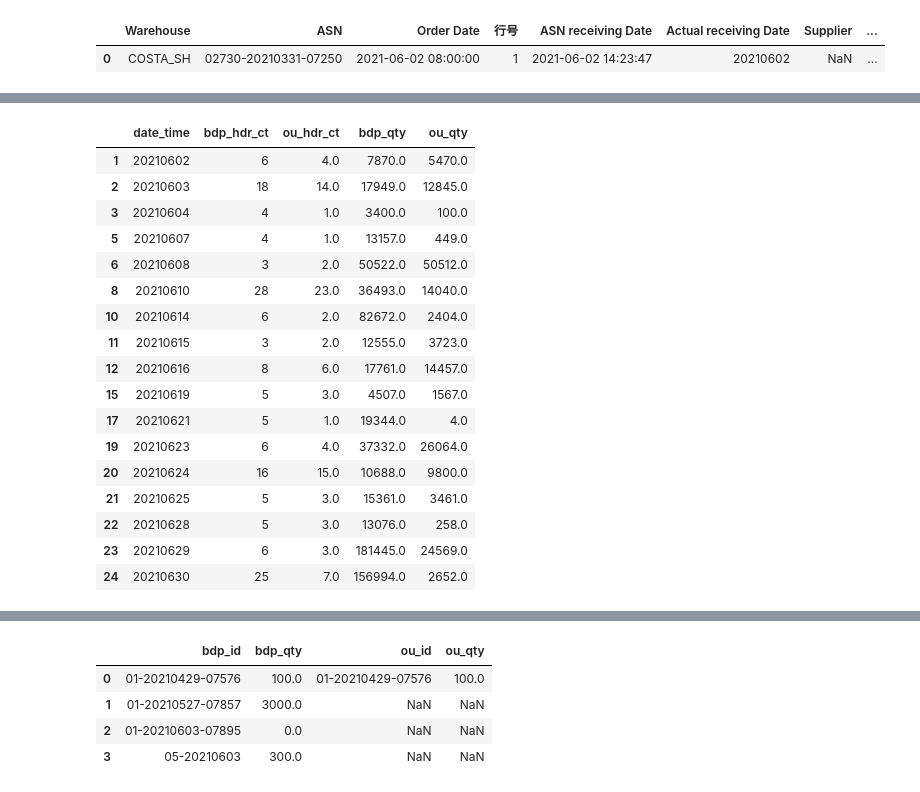
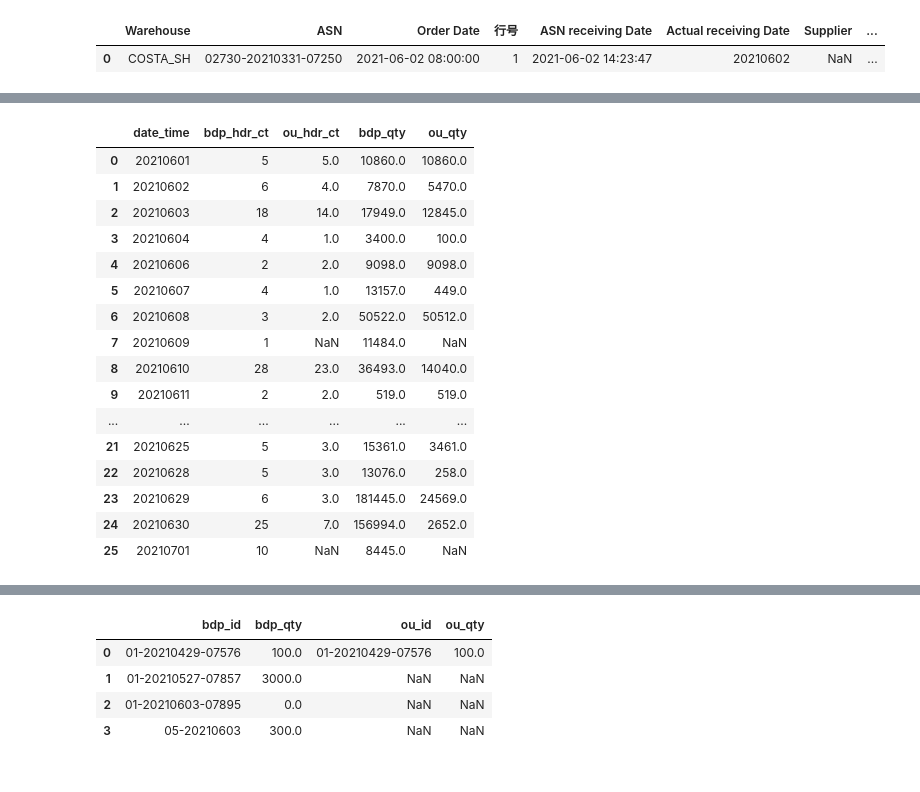
Before and after one commit to fyenne/CN-214, a Jupyter notebook: check_ou_bdp.ipynb, the cells around one changed output, grey strips where cells are left out. Drawn from its saved outputs; the diff is of its cells as text; code cells hidden in the pictures.

```diff
--- a/check_ou_bdp.ipynb
+++ b/check_ou_bdp.ipynb
@@ -77,7 +77,7 @@ def compare_data(df1, df2, date1, date2, col1_line, col2_line, col1_quant, col2_
     ff2 = make_df(df1.groupby([date1])[col1_quant].sum()).merge(
         make_df(df2.groupby([date2])[col2_quant].sum()),
         on = 'date_time',
-        how = 'inner'
+        how = 'outer'
     )
     ff1 = ff1.merge(ff2, on = 'date_time', how = 'outer')
     ff1.columns = ['date_time', 'bdp_hdr_ct', 'ou_hdr_ct', 'bdp_qty', 'ou_qty']
@@ -1482,28 +1506,26 @@ File:      c:\users\dscshap3808\documents\data\cn-214\<ipython-input-12-70dd4ce6
 Type:      function
 # %%
-compare_data(
+compare_data( # scale vs ou
     cos_inbound_bdp, cos_inbound_ou,
     'closed_date', 'Actual receiving Date',
     'asn_id', 'ASN',
     'receive_qty','Stock QTY'
-
-)[1]
+)[0]
 # %% [output]
 |  | date_time | bdp_hdr_ct | ou_hdr_ct | bdp_qty | ou_qty |
+| 0 | 20210601 | 5 | 5.0 | 10860.0 | 10860.0 |
 | 1 | 20210602 | 6 | 4.0 | 7870.0 | 5470.0 |
 | 2 | 20210603 | 18 | 14.0 | 17949.0 | 12845.0 |
 | 3 | 20210604 | 4 | 1.0 | 3400.0 | 100.0 |
+| 4 | 20210606 | 2 | 2.0 | 9098.0 | 9098.0 |
 | 5 | 20210607 | 4 | 1.0 | 13157.0 | 449.0 |
 | 6 | 20210608 | 3 | 2.0 | 50522.0 | 50512.0 |
+| 7 | 20210609 | 1 | NaN | 11484.0 | NaN |
 | 8 | 20210610 | 28 | 23.0 | 36493.0 | 14040.0 |
-| 10 | 20210614 | 6 | 2.0 | 82672.0 | 2404.0 |
-| 11 | 20210615 | 3 | 2.0 | 12555.0 | 3723.0 |
-| 12 | 20210616 | 8 | 6.0 | 17761.0 | 14457.0 |
-| 15 | 20210619 | 5 | 3.0 | 4507.0 | 1567.0 |
-| 17 | 20210621 | 5 | 1.0 | 19344.0 | 4.0 |
-| 19 | 20210623 | 6 | 4.0 | 37332.0 | 26064.0 |
-| 20 | 20210624 | 16 | 15.0 | 10688.0 | 9800.0 |
+| 9 | 20210611 | 2 | 2.0 | 519.0 | 519.0 |
+| ... | ... | ... | ... | ... | ... |
 | 21 | 20210625 | 5 | 3.0 | 15361.0 | 3461.0 |
 | 22 | 20210628 | 5 | 3.0 | 13076.0 | 258.0 |
 | 23 | 20210629 | 6 | 3.0 | 181445.0 | 24569.0 |
 | 24 | 20210630 | 25 | 7.0 | 156994.0 | 2652.0 |
+| 25 | 20210701 | 10 | NaN | 8445.0 | NaN |
```
Also changed, not shown: parts of 15 cells of this notebook.
